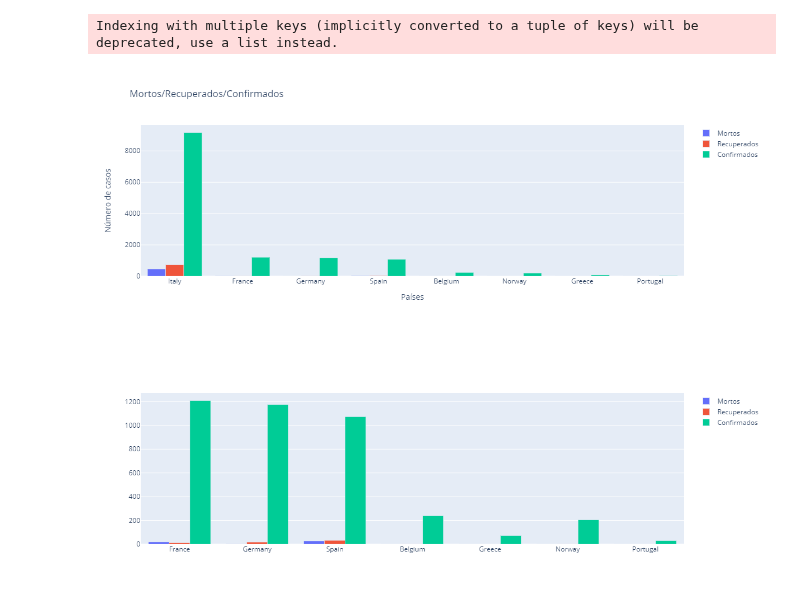
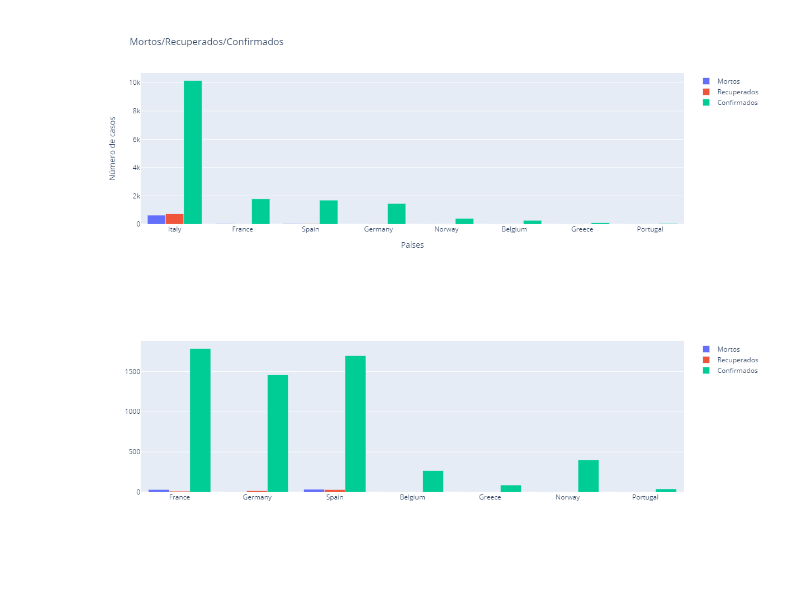
Before and after one commit to pesobreiro/jupyternotebooks, a Jupyter notebook: analysis/Covid-19.ipynb, the cells around one changed output. Cells and saved outputs as stored; diff of their text form; code cells hidden in the pictures; blank space fills up the shorter version.

```diff
--- a/analysis/Covid-19.ipynb
+++ b/analysis/Covid-19.ipynb
@@ -68,6 +61,5 @@ temp.loc[temp.Date == '2020-03-10']
 # %%
-full_table = pd.read_csv('https://raw.githubusercontent.com/pesobreiro/jupyternotebooks/master/dados/covid.csv',parse_dates=['Date'],index_col=0)
-temp = full_table.loc[full_table.Date == '2020-03-09']
+temp = full_table.loc[full_table.Date == full_table.Date.max()]
 temp = temp.groupby(['Country/Region'])['Confirmed', 'Deaths', 'Recovered'].sum().sort_values('Confirmed',ascending=False)
 
 
@@ -92,21 +84,20 @@ fig.update_layout(
 )
 fig.show()
 # %% [output]
-Indexing with multiple keys (implicitly converted to a tuple of keys) will be deprecated, use a list instead.
-[figure, old version]
+[figure, new version]
 # %%
 europa = [ 'France', 'Germany', 'Spain', 'Belgium', 'Norway','Greece',  'Portugal']
-temp=full_table.loc[full_table.Date == '2020-03-09']
+temp=full_table.loc[full_table.Date == full_table.Date.max()]
 temp=temp.reset_index()
 temp=temp.loc[temp['Country/Region'].isin(europa)]
 
 
 fig = go.Figure(data=[
     go.Bar(name='Mortos', x=temp['Country/Region'], y=temp['Deaths']),
     go.Bar(name='Recuperados', x=temp['Country/Region'], y=temp['Recovered']),
     go.Bar(name='Confirmados', x=temp['Country/Region'], y=temp['Confirmed']),
 ])
 
 fig.show()
 # %% [output]
-[figure, old version]
+[figure, new version]
```
Also changed, not shown: parts of 8 cells of this notebook.
